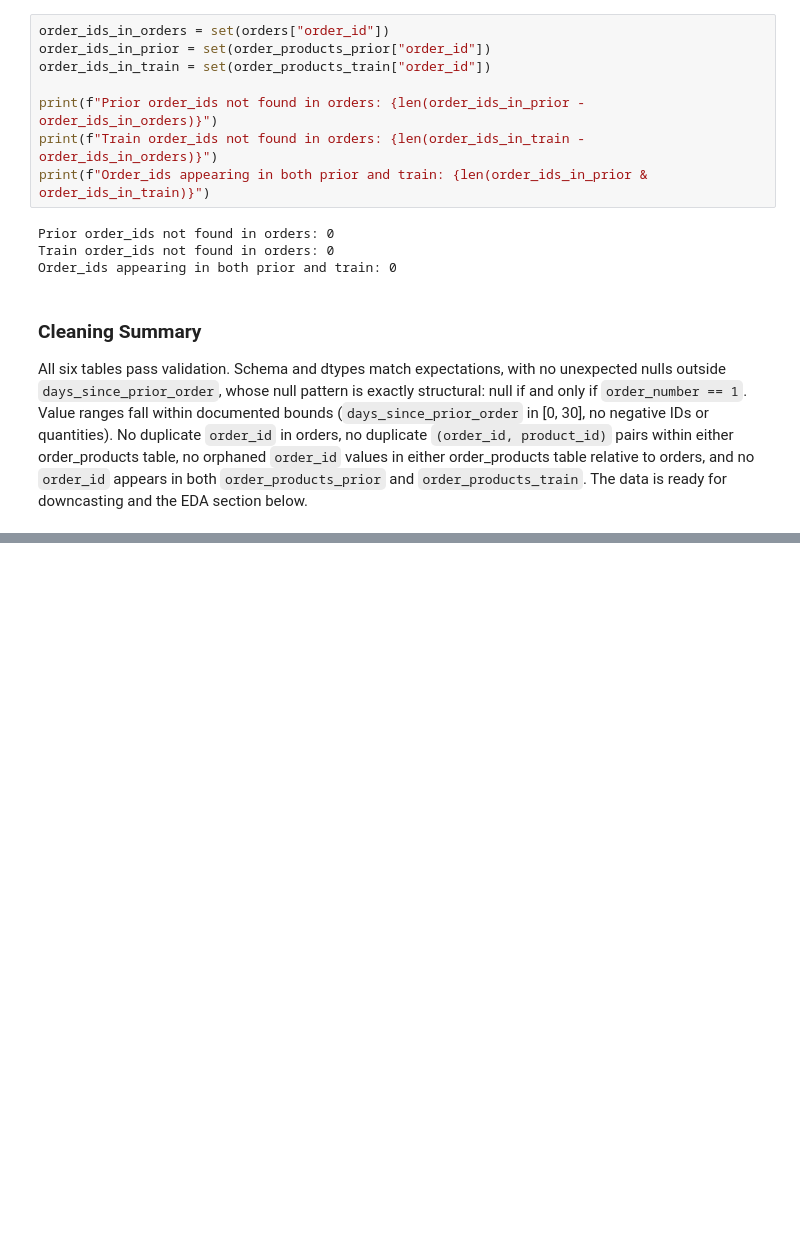
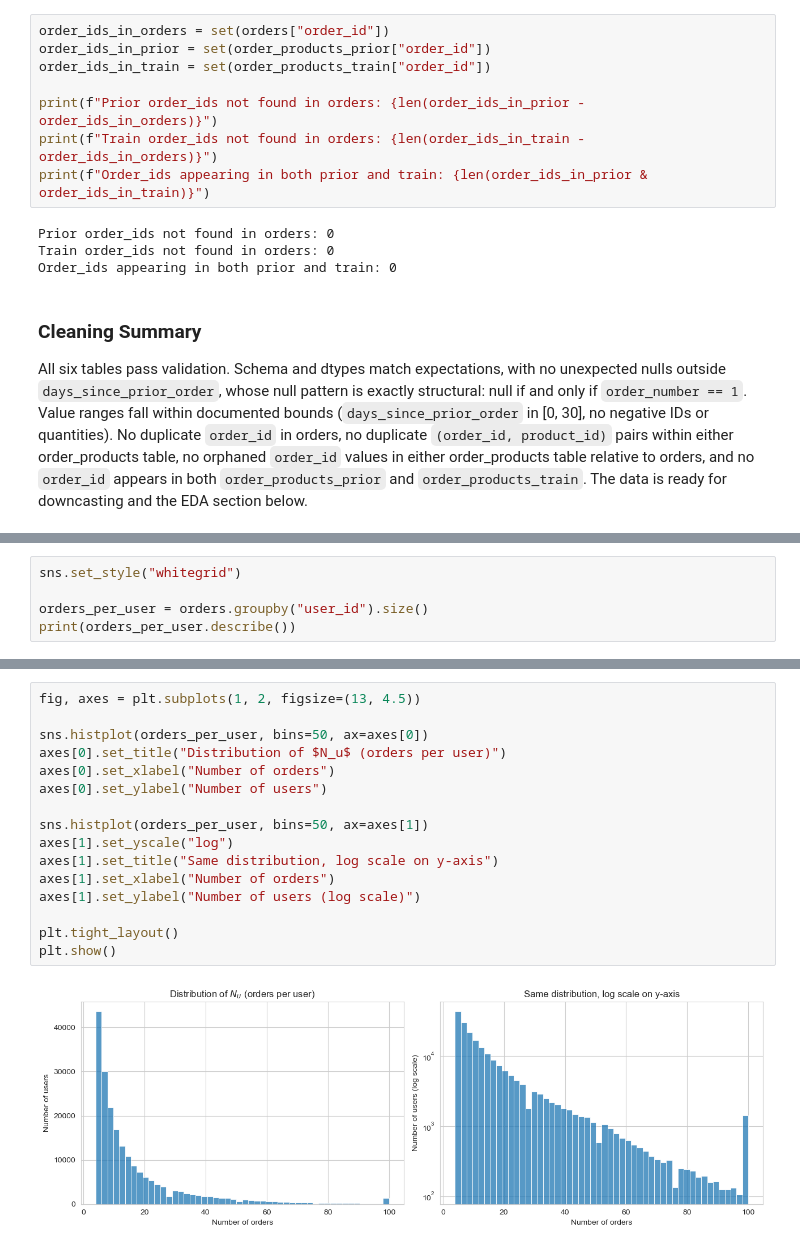
Before and after one commit to AdelinChaushev/Instacart-Market-Basket-Analysis, a Jupyter notebook: notebooks/EDA.ipynb, the cells around one changed output, grey strips where cells are left out. Cells and saved outputs as stored; diff of their text form; blank space fills up the shorter version.

```diff
--- a/notebooks/EDA.ipynb
+++ b/notebooks/EDA.ipynb
@@ -195,0 +326,5 @@ All six tables pass validation. Schema and dtypes match expectations, with no un
+# %%
+sns.set_style("whitegrid")
+
+orders_per_user = orders.groupby("user_id").size()
+print(orders_per_user.describe())
@@ -195,0 +341,18 @@ All six tables pass validation. Schema and dtypes match expectations, with no un
+# %%
+fig, axes = plt.subplots(1, 2, figsize=(13, 4.5))
+
+sns.histplot(orders_per_user, bins=50, ax=axes[0])
+axes[0].set_title("Distribution of $N_u$ (orders per user)")
+axes[0].set_xlabel("Number of orders")
+axes[0].set_ylabel("Number of users")
+
+sns.histplot(orders_per_user, bins=50, ax=axes[1])
+axes[1].set_yscale("log")
+axes[1].set_title("Same distribution, log scale on y-axis")
+axes[1].set_xlabel("Number of orders")
+axes[1].set_ylabel("Number of users (log scale)")
+
+plt.tight_layout()
+plt.show()
+# %% [output]
+[figure, added]
```
Also changed, not shown: parts of 51 cells of this notebook.
